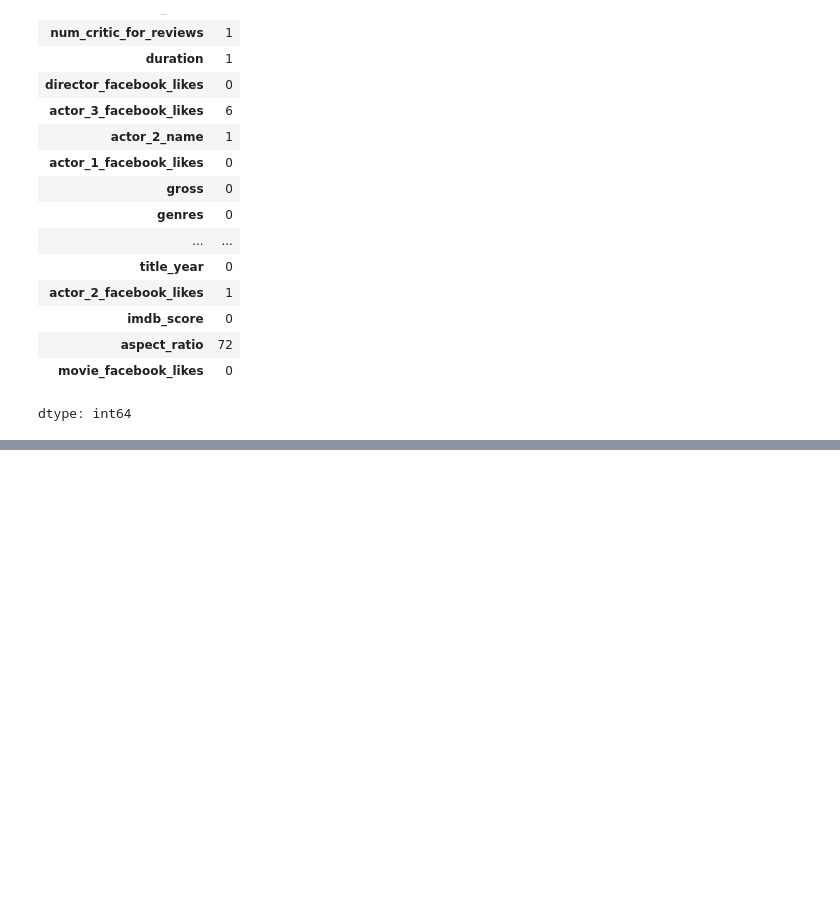
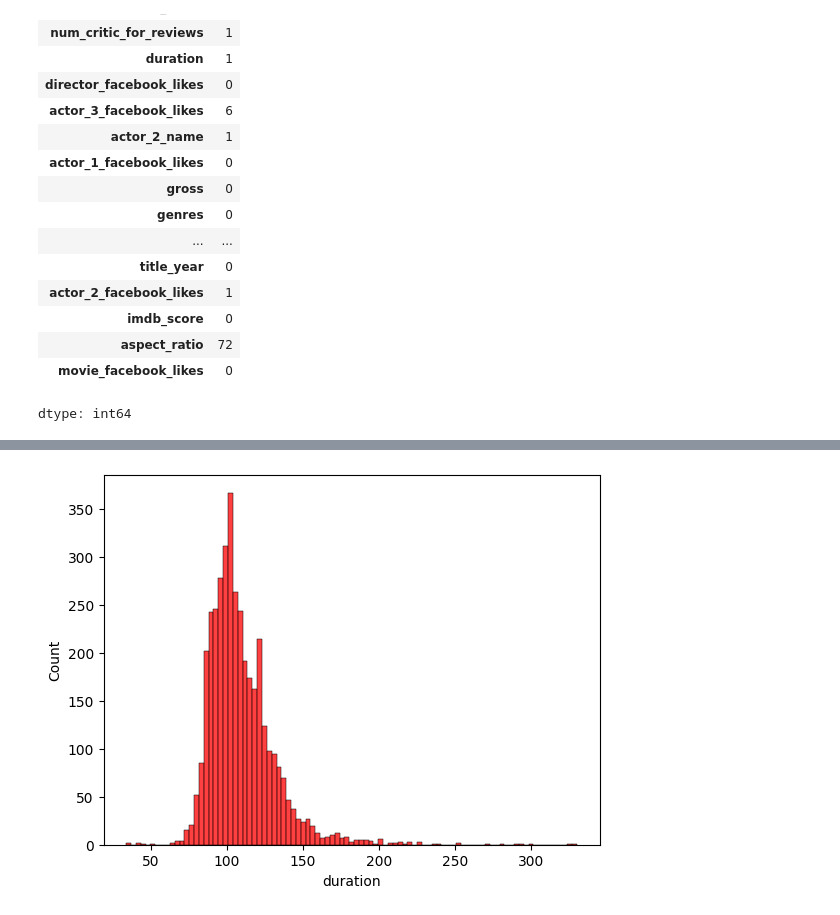
Before and after one commit to Spidy394/Program_Manhatten, a Jupyter notebook: Day_2.ipynb, the cells around one changed output, grey strips where cells are left out. Drawn from its saved outputs; the diff is of its cells as text; code cells hidden in the pictures; blank space fills up the shorter version.

```diff
--- a/Day_2.ipynb
+++ b/Day_2.ipynb
@@ -124,0 +241,4 @@ dtype: int64
+# %%
+sns.histplot(movies['duration'] , color = 'red');
+# %% [output]
+[figure, added]
```
Also changed, not shown: parts of 8 cells of this notebook.
